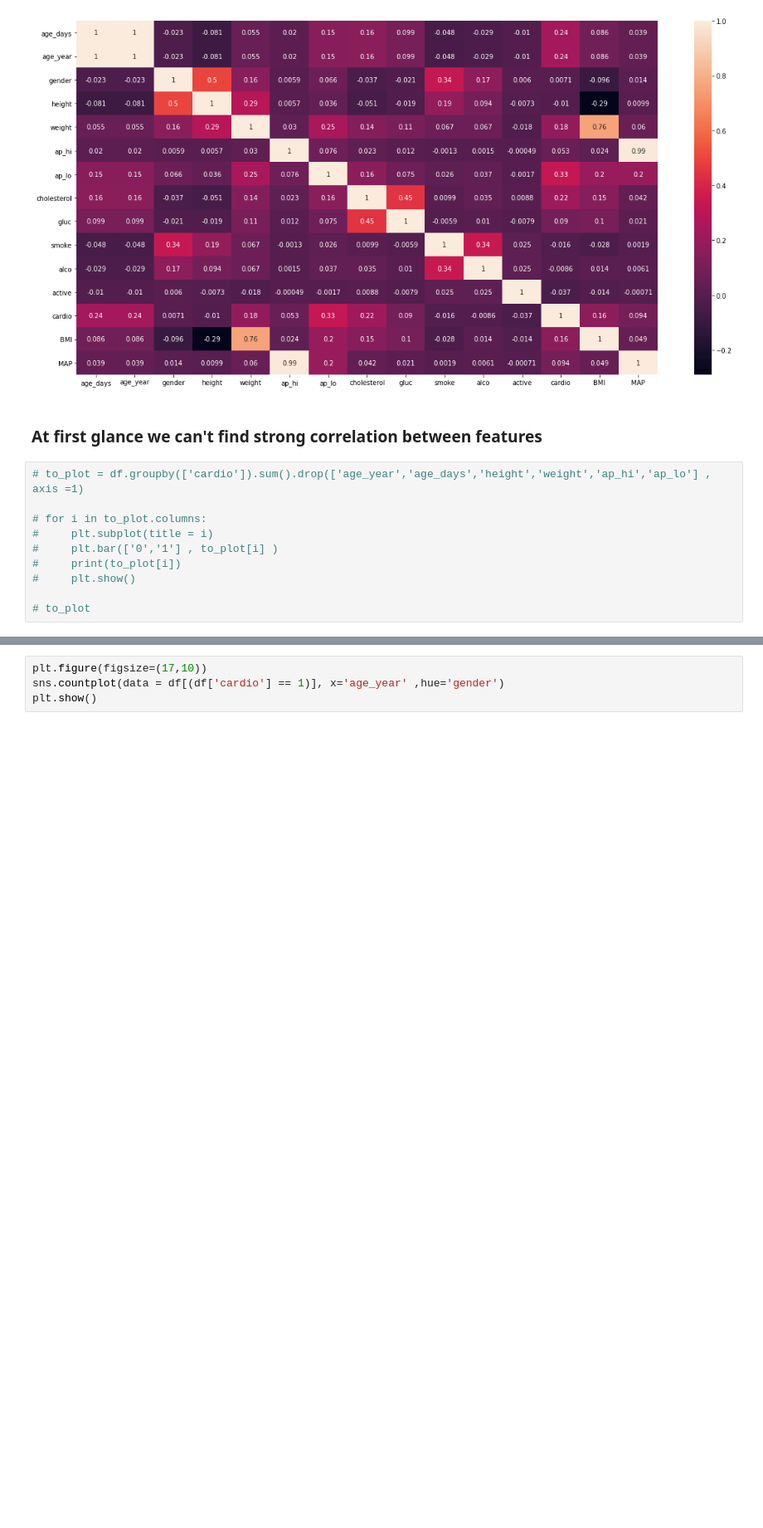
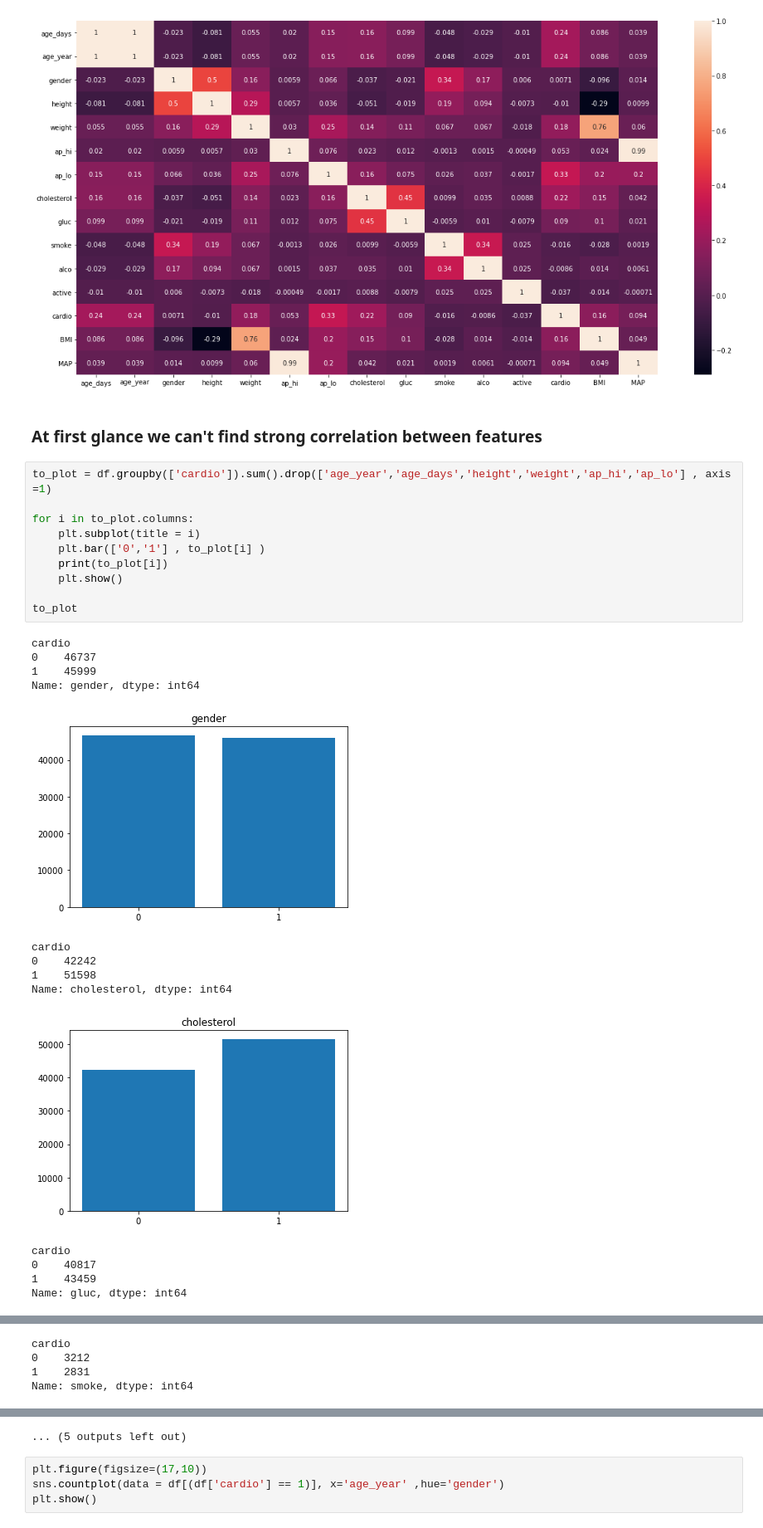
Before and after one commit to ortrsa/Data_Science_Final_Project, a Jupyter notebook: Notebook3-classification.ipynb, the cells around one changed output, grey strips where cells are left out. Shown at 83% size. Cells and saved outputs as stored; diff of their text form; blank space fills up the shorter version.

```diff
--- a/Notebook3-classification.ipynb
+++ b/Notebook3-classification.ipynb
@@ -155,12 +155,27 @@ sns.heatmap(df.corr(),annot=True)
 # %% [markdown]
 ### At first glance we can't find strong correlation between features
 # %%
-# to_plot = df.groupby(['cardio']).sum().drop(['age_year','age_days','height','weight','ap_hi','ap_lo'] , axis =1)
+to_plot = df.groupby(['cardio']).sum().drop(['age_year','age_days','height','weight','ap_hi','ap_lo'] , axis =1)
 
-# for i in to_plot.columns:
-#     plt.subplot(title = i)
-#     plt.bar(['0','1'] , to_plot[i] )
-#     print(to_plot[i])
-#     plt.show()
+for i in to_plot.columns:
+    plt.subplot(title = i)
+    plt.bar(['0','1'] , to_plot[i] )
+    print(to_plot[i])
+    plt.show()
 
-# to_plot
+to_plot
+# %% [output]
+cardio
+0    46737
+1    45999
+Name: gender, dtype: int64
+[figure, added]
+cardio
+0    42242
+1    51598
+Name: cholesterol, dtype: int64
+[figure, added]
+cardio
+0    40817
+1    43459
+Name: gluc, dtype: int64
@@ -166,0 +183,4 @@ sns.heatmap(df.corr(),annot=True)
+cardio
+0    3212
+1    2831
+Name: smoke, dtype: int64
@@ -167,3 +198,4 @@ sns.heatmap(df.corr(),annot=True)
+... (5 outputs left out)
 # %%
 plt.figure(figsize=(17,10))
 sns.countplot(data = df[(df['cardio'] == 1)], x='age_year' ,hue='gender')
```
Also changed, not shown: parts of 2 cells of this notebook.
